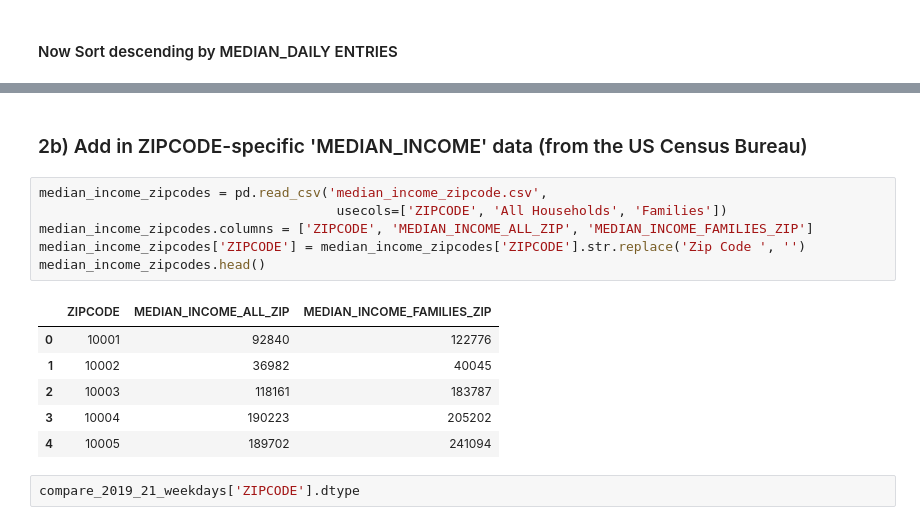
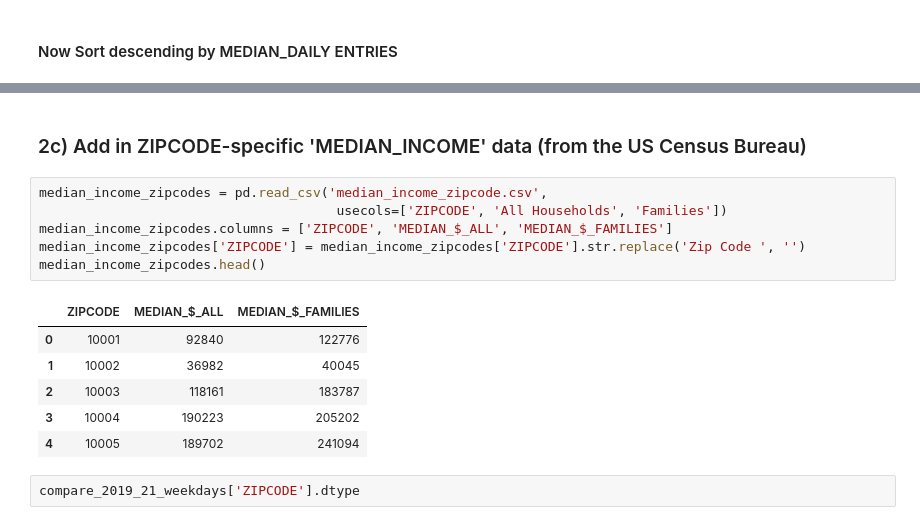
Before and after one commit to georgepappy/eda, a Jupyter notebook: Project_Notebook_Visualizations.ipynb, the cells around one changed output, grey strips where cells are left out. Drawn from its saved outputs; the diff is of its cells as text.

```diff
--- a/Project_Notebook_Visualizations.ipynb
+++ b/Project_Notebook_Visualizations.ipynb
@@ -305,13 +338,13 @@ display(compare_2019_21_weekends.tail())
 # %% [markdown]
-### 2b) Add in ZIPCODE-specific 'MEDIAN_INCOME' data (from the US Census Bureau)
+### 2c) Add in ZIPCODE-specific 'MEDIAN_INCOME' data (from the US Census Bureau)
 # %%
 median_income_zipcodes = pd.read_csv('median_income_zipcode.csv',
                                       usecols=['ZIPCODE', 'All Households', 'Families'])
-median_income_zipcodes.columns = ['ZIPCODE', 'MEDIAN_INCOME_ALL_ZIP', 'MEDIAN_INCOME_FAMILIES_ZIP']
+median_income_zipcodes.columns = ['ZIPCODE', 'MEDIAN_$_ALL', 'MEDIAN_$_FAMILIES']
 median_income_zipcodes['ZIPCODE'] = median_income_zipcodes['ZIPCODE'].str.replace('Zip Code ', '')
 median_income_zipcodes.head()
 # %% [output]
-|  | ZIPCODE | MEDIAN_INCOME_ALL_ZIP | MEDIAN_INCOME_FAMILIES_ZIP |
+|  | ZIPCODE | MEDIAN_$_ALL | MEDIAN_$_FAMILIES |
 | 0 | 10001 | 92840 | 122776 |
 | 1 | 10002 | 36982 | 40045 |
 | 2 | 10003 | 118161 | 183787 |
```
Also changed, not shown: parts of 112 cells of this notebook, 4 other files.
